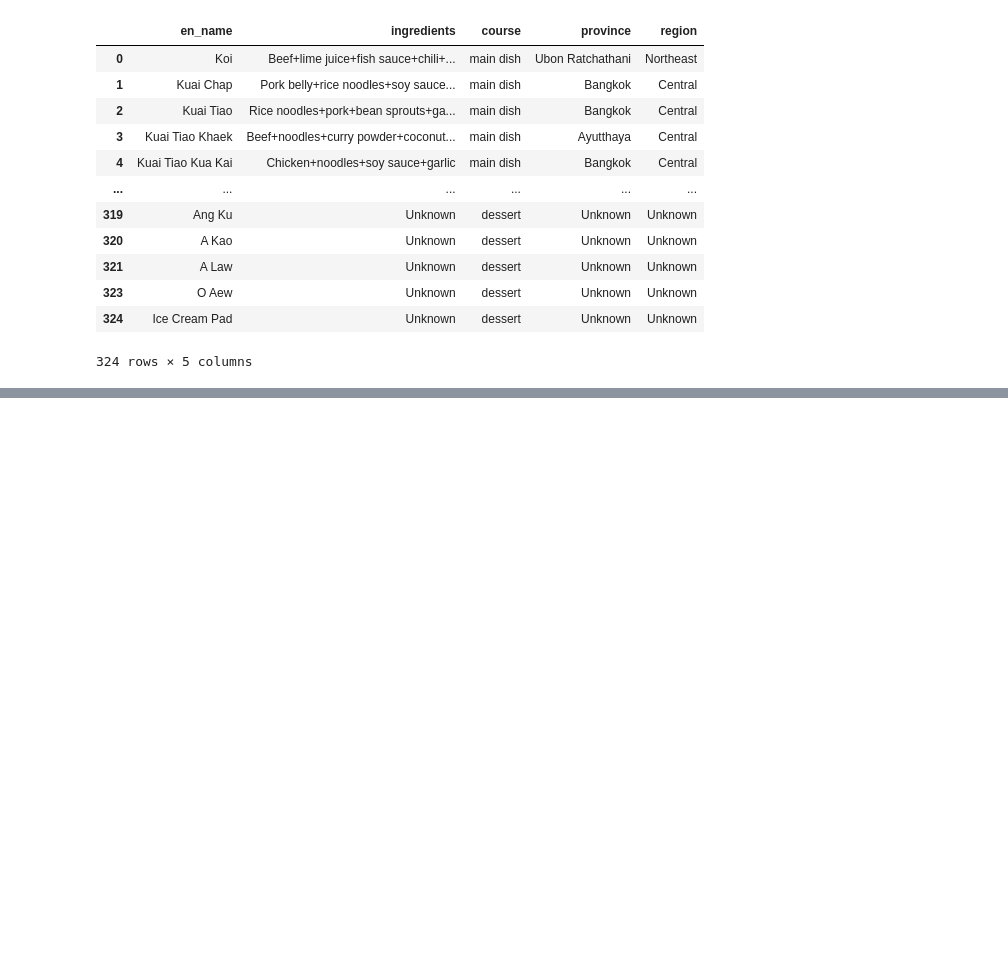
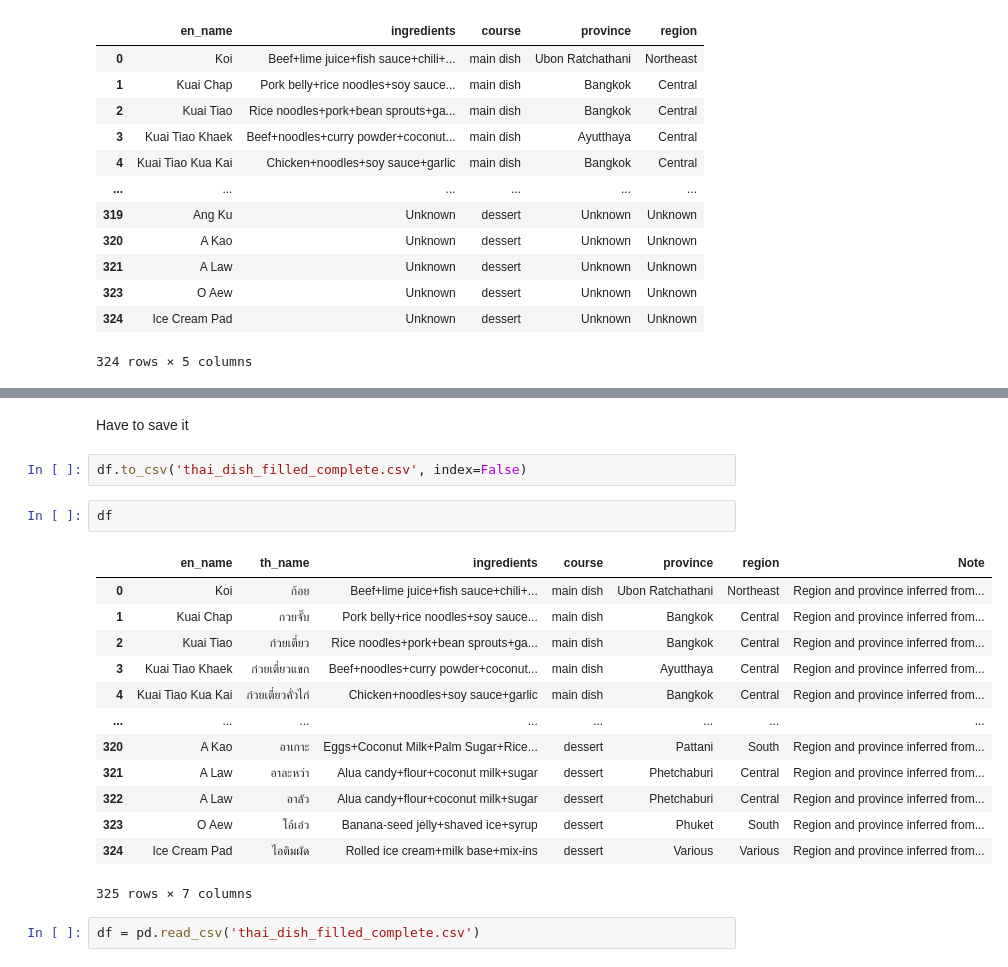
Before and after one commit to Kinosaur/thai_food, a Jupyter notebook: dataPreprocessing/dataCleaning.ipynb, the cells around one changed output, grey strips where cells are left out. Drawn from its saved outputs; the diff is of its cells as text; blank space fills up the shorter version.

```diff
--- a/dataPreprocessing/dataCleaning.ipynb
+++ b/dataPreprocessing/dataCleaning.ipynb
@@ -154,0 +339,22 @@ df
+# %% [markdown]
+Have to save it
+# %%
+df.to_csv('thai_dish_filled_complete.csv', index=False)
+# %%
+df
+# %% [output]
+|  | en_name | th_name | ingredients | course | province | region | Note |
+| 0 | Koi | ก้อย | Beef+lime juice+fish sauce+chili+... | main dish | Ubon Ratchathani | Northeast | Region and province inferred from... |
+| 1 | Kuai Chap | กวยจั๊บ | Pork belly+rice noodles+soy sauce... | main dish | Bangkok | Central | Region and province inferred from... |
+| 2 | Kuai Tiao | ก๋วยเตี๋ยว | Rice noodles+pork+bean sprouts+ga... | main dish | Bangkok | Central | Region and province inferred from... |
+| 3 | Kuai Tiao Khaek | ก๋วยเตี๋ยวแขก | Beef+noodles+curry powder+coconut... | main dish | Ayutthaya | Central | Region and province inferred from... |
+| 4 | Kuai Tiao Kua Kai | ก๋วยเตี๋ยวคั่วไก่ | Chicken+noodles+soy sauce+garlic | main dish | Bangkok | Central | Region and province inferred from... |
+| ... | ... | ... | ... | ... | ... | ... | ... |
+| 320 | A Kao | อาเกาะ | Eggs+Coconut Milk+Palm Sugar+Rice... | dessert | Pattani | South | Region and province inferred from... |
+| 321 | A Law | อาละหว่า | Alua candy+flour+coconut milk+sugar | dessert | Phetchaburi | Central | Region and province inferred from... |
+| 322 | A Law | อาลัว | Alua candy+flour+coconut milk+sugar | dessert | Phetchaburi | Central | Region and province inferred from... |
+| 323 | O Aew | โอ้เอ๋ว | Banana‑seed jelly+shaved ice+syrup | dessert | Phuket | South | Region and province inferred from... |
+| 324 | Ice Cream Pad | ไอติมผัด | Rolled ice cream+milk base+mix‑ins | dessert | Various | Various | Region and province inferred from... |
+325 rows × 7 columns
+# %%
+df = pd.read_csv('thai_dish_filled_complete.csv')
```
Also changed, not shown: parts of 30 cells of this notebook, 2 other files.
